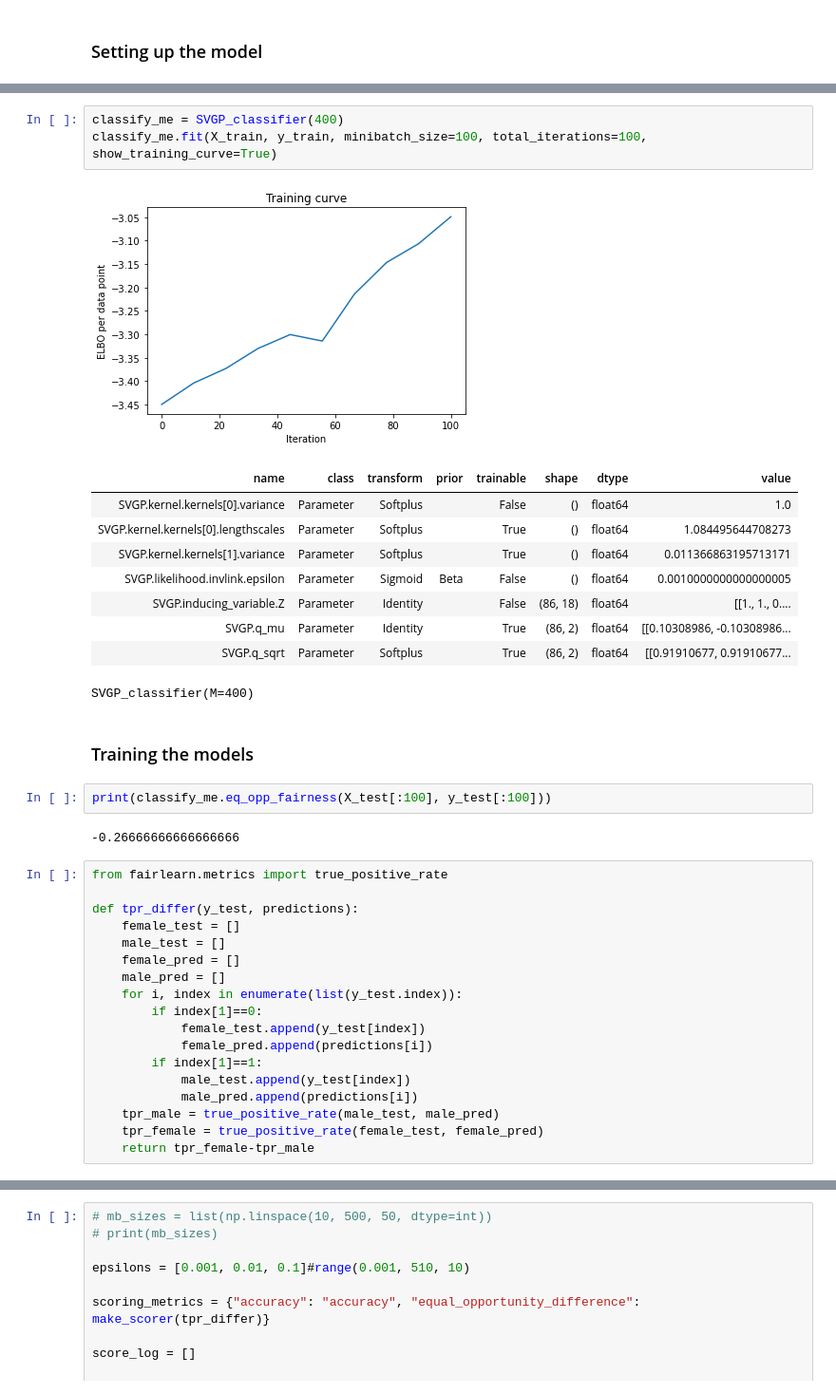
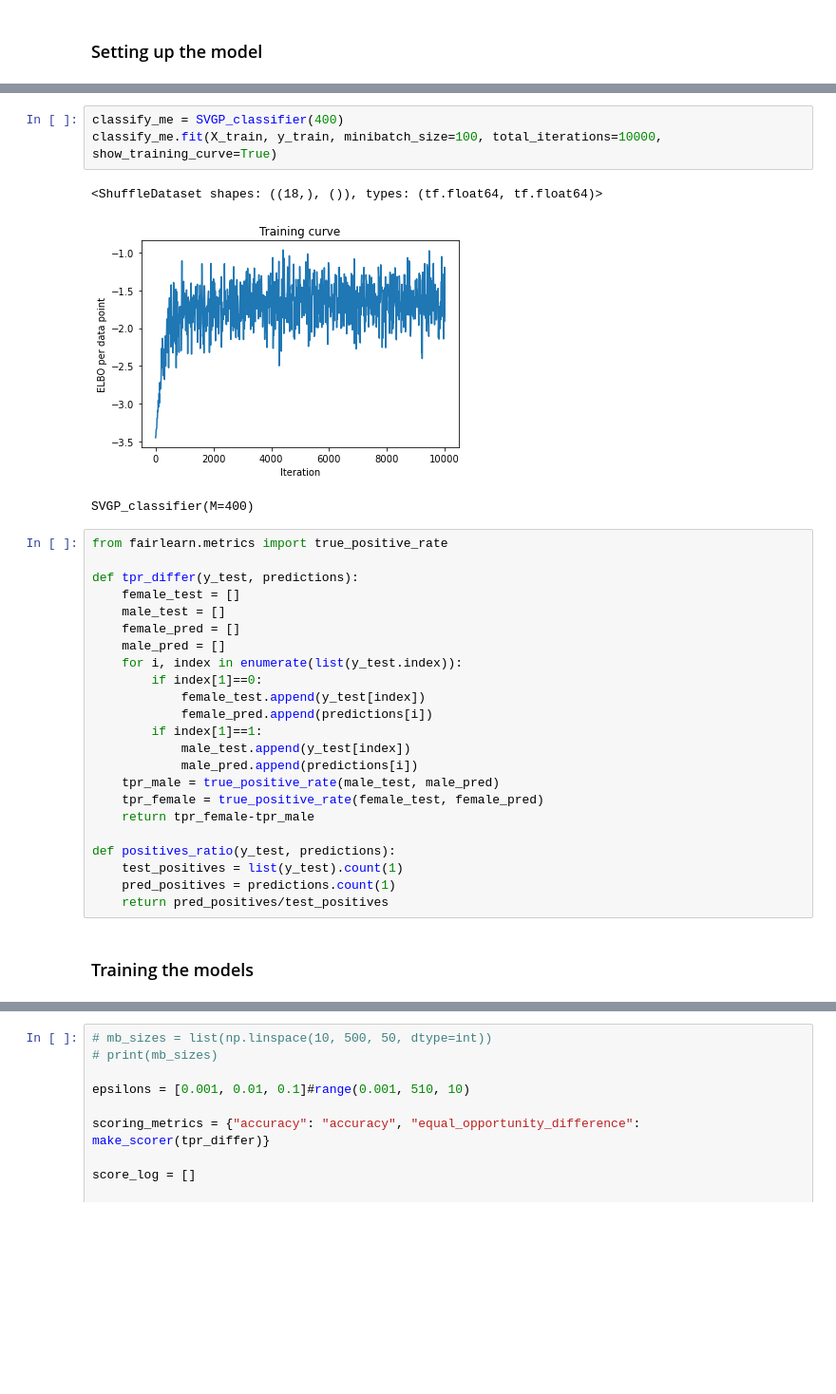
Before and after one commit to hugheshallettj/Fair_SVGP, a Jupyter notebook: SVGP_class_fairness_cw2.ipynb, the cells around one changed output, grey strips where cells are left out. Shown: that part at 95% size. Cells and saved outputs as stored; diff of their text form; blank space fills up the shorter version.

```diff
--- a/SVGP_class_fairness_cw2.ipynb
+++ b/SVGP_class_fairness_cw2.ipynb
@@ -274,39 +322,33 @@ class SVGP_classifier(ClassifierMixin, BaseEstimator):
     #     return tpr_female-tpr_male
 # %%
 classify_me = SVGP_classifier(400)
-classify_me.fit(X_train, y_train, minibatch_size=100, total_iterations=100, show_training_curve=True)
+classify_me.fit(X_train, y_train, minibatch_size=100, total_iterations=10000, show_training_curve=True)
 # %% [output]
+<ShuffleDataset shapes: ((18,), ()), types: (tf.float64, tf.float64)>
-[figure, old version]
+[figure, new version]
-| name | class | transform | prior | trainable | shape | dtype | value |
-| SVGP.kernel.kernels[0].variance | Parameter | Softplus |  | False | () | float64 | 1.0 |
-| SVGP.kernel.kernels[0].lengthscales | Parameter | Softplus |  | True | () | float64 | 1.084495644708273 |
-| SVGP.kernel.kernels[1].variance | Parameter | Softplus |  | True | () | float64 | 0.011366863195713171 |
-| SVGP.likelihood.invlink.epsilon | Parameter | Sigmoid | Beta | False | () | float64 | 0.0010000000000000005 |
-| SVGP.inducing_variable.Z | Parameter | Identity |  | False | (86, 18) | float64 | [[1., 1., 0.... |
-| SVGP.q_mu | Parameter | Identity |  | True | (86, 2) | float64 | [[0.10308986, -0.10308986... |
-| SVGP.q_sqrt | Parameter | Softplus |  | True | (86, 2) | float64 | [[0.91910677, 0.91910677... |
-SVGP_classifier(M=400)
+SVGP_classifier(M=400)
+# %%
+from fairlearn.metrics import true_positive_rate
+
+def tpr_differ(y_test, predictions):
+    female_test = []
+    male_test = []
+    female_pred = []
+    male_pred = []
+    for i, index in enumerate(list(y_test.index)):
+        if index[1]==0:
+            female_test.append(y_test[index])
+            female_pred.append(predictions[i])
+        if index[1]==1:
+            male_test.append(y_test[index])
+            male_pred.append(predictions[i])
+    tpr_male = true_positive_rate(male_test, male_pred)
+    tpr_female = true_positive_rate(female_test, female_pred)
+    return tpr_female-tpr_male
+
+def positives_ratio(y_test, predictions):
+    test_positives = list(y_test).count(1)
+    pred_positives = predictions.count(1)
+    return pred_positives/test_positives
 # %% [markdown]
 ### Training the models
-# %%
-print(classify_me.eq_opp_fairness(X_test[:100], y_test[:100]))
-# %% [output]
--0.26666666666666666
-# %%
-from fairlearn.metrics import true_positive_rate
-
-def tpr_differ(y_test, predictions):
-    female_test = []
-    male_test = []
-    female_pred = []
-    male_pred = []
-    for i, index in enumerate(list(y_test.index)):
-        if index[1]==0:
-            female_test.append(y_test[index])
-            female_pred.append(predictions[i])
-        if index[1]==1:
-            male_test.append(y_test[index])
-            male_pred.append(predictions[i])
-    tpr_male = true_positive_rate(male_test, male_pred)
-    tpr_female = true_positive_rate(female_test, female_pred)
-    return tpr_female-tpr_male
```
Also changed, not shown: parts of 3 cells of this notebook.
